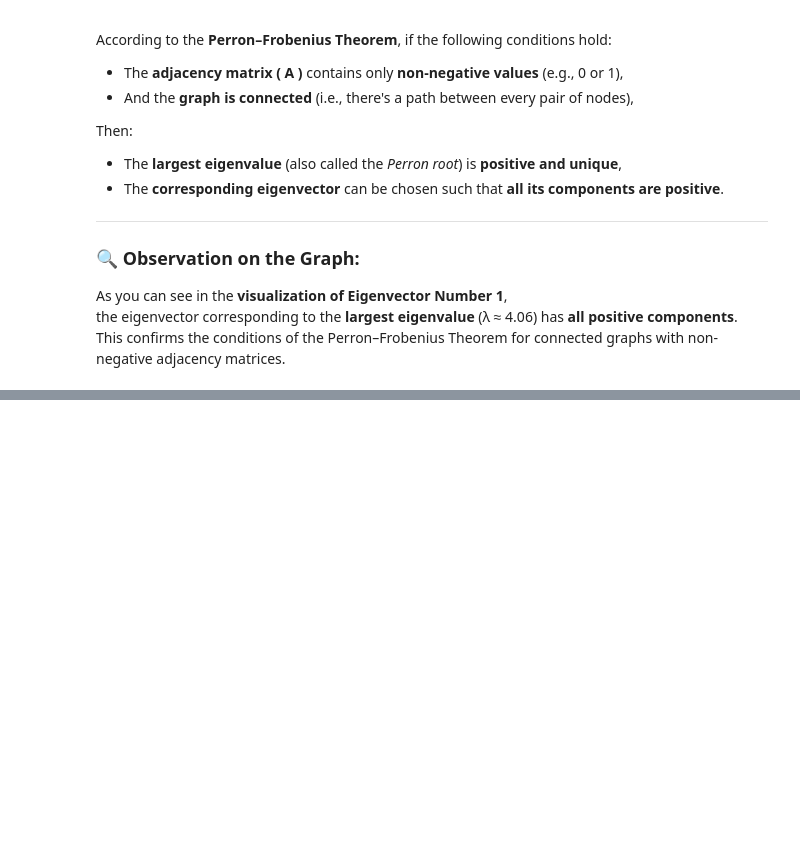
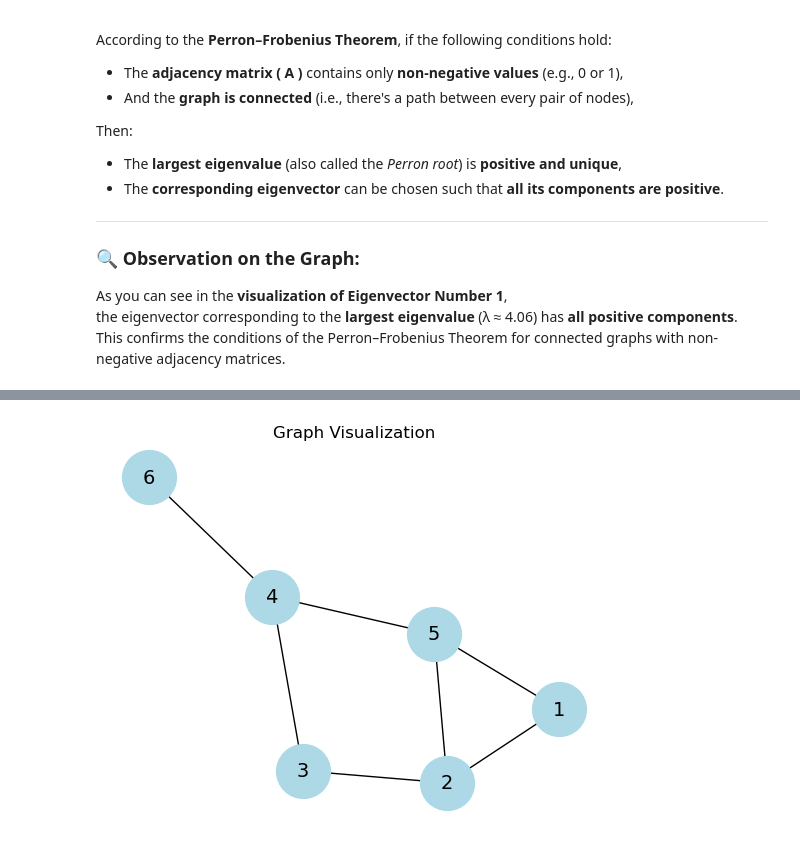
Before and after one commit to mjmousavi97/Graph-Neural-Networks, a Jupyter notebook: 03_Graph_Laplacian_Matrix/Graph Laplacian Matrix.ipynb, the cells around one changed output, grey strips where cells are left out. Cells and saved outputs as stored; diff of their text form; code cells hidden in the pictures; blank space fills up the shorter version.

Commit message:
Complete version of Graph Laplacian Matrix.ipynb

```diff
--- a/03_Graph_Laplacian_Matrix/Graph Laplacian Matrix.ipynb
+++ b/03_Graph_Laplacian_Matrix/Graph Laplacian Matrix.ipynb
@@ -485,0 +494,19 @@ This confirms the conditions of the Perron–Frobenius Theorem for connected gra
+# %%
+G4 = nx.Graph()
+G4.add_edges_from(
+    [
+        (1, 2), (1, 5),
+        (2, 5), (2, 3),
+        (3, 4),
+        (4, 5), (4, 6),
+    ]
+)
+
+pos = nx.spring_layout(G4, seed=42)
+
+nx.draw_networkx(G4, pos=pos, with_labels=True, node_color='lightblue', node_size=1500, font_size=14)
+plt.axis('off')
+plt.title('Graph Visualization')
+plt.show()
+# %% [output]
+[figure, added]
```
Also changed, not shown: parts of 29 cells of this notebook.
